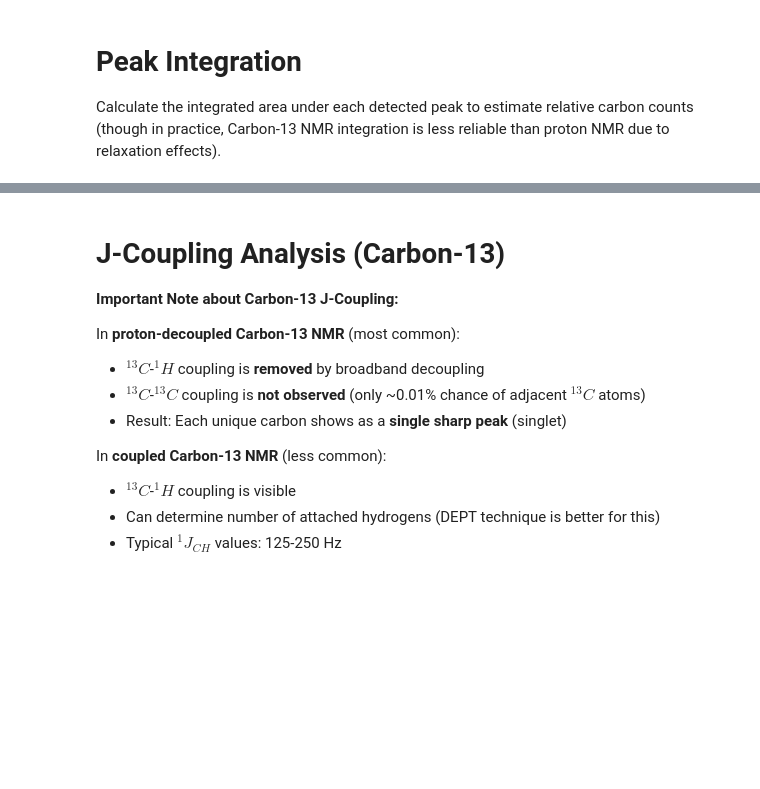
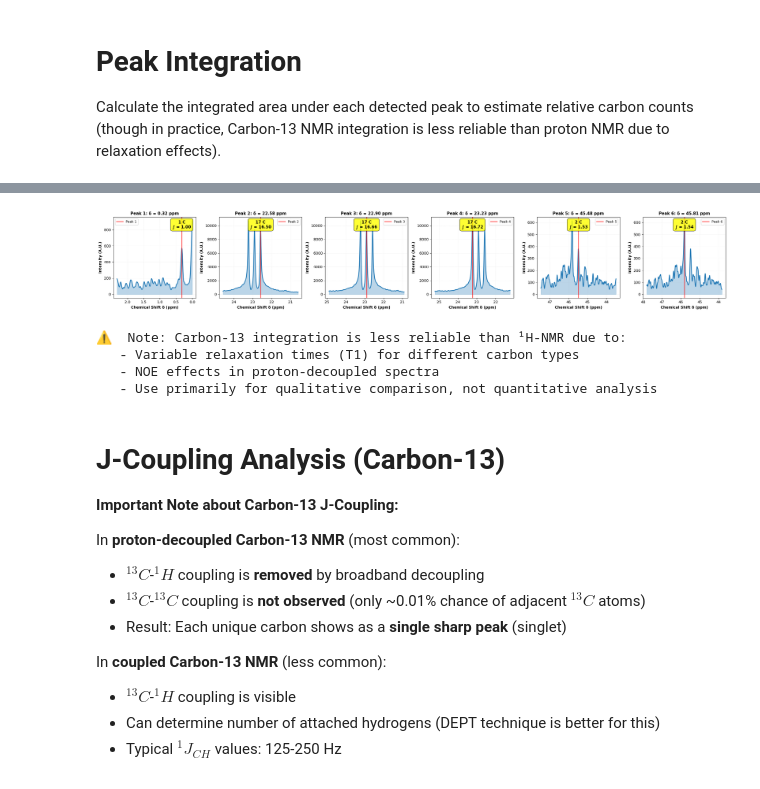
Before and after one commit to Quintinlf/NMR-Project, a Jupyter notebook: fall_semester_2025/carbon_nmr.ipynb, the cells around one changed output, grey strips where cells are left out. Saved outputs shown, nothing was run; the diff lists cells and outputs as text; code cells hidden in the pictures; blank space fills up the shorter version.

Commit message:
Worked more on the carbon pipeline

```diff
--- a/fall_semester_2025/carbon_nmr.ipynb
+++ b/fall_semester_2025/carbon_nmr.ipynb
@@ -406,20 +463,20 @@ if identified_groups:
         peak_idx = np.argmin(np.abs(ppm_axis_res - peak_ppm))
         peak_height = intensity[peak_idx]
 
-        # Vertical line at peak
-        ax1.axvline(peak_ppm, color=color, linestyle='--', alpha=0.6, linewidth=2)
+        # Vertical line at peak (solid line, higher transparency, distinct color)
+        ax1.axvline(peak_ppm, color=color, linestyle='-', alpha=0.3, linewidth=2.5)
 
-        # Label above peak
+        # Label above peak (show ppm value)
         ax1.annotate(
-            f'{peak_ppm:.2f}',
+            f'{peak_ppm:.2f} ppm',
             xy=(peak_ppm, peak_height),
             xytext=(0, 15),
             textcoords='offset points',
             ha='center',
             fontsize=9,
             fontweight='bold',
-            color=color,
-            bbox=dict(boxstyle='round,pad=0.3', facecolor='white', edgecolor=color, alpha=0.8)
+            color='black',
+            bbox=dict(boxstyle='round,pad=0.4', facecolor=color, edgecolor='black', alpha=0.7)
         )
 
     ax1.invert_xaxis()
@@ -466,7 +519,7 @@ Calculate the integrated area under each detected peak to estimate relative carb
 # %%
 from scipy.integrate import simpson
 
-# Integrate each peak
+# Integrate each peak and visualize
 peak_data = []
 integration_window_ppm = 2.0  # Window around each peak (±1 ppm)
 
@@ -494,7 +547,9 @@ if len(peaks) > 0:
             'peak_number': i + 1,
             'ppm': peak_ppm,
             'height': peak_height,
-            'integral': abs(integral)
+            'integral': abs(integral),
+            'window_ppm': window_ppm,
+            'window_intensity': window_intensity
         })
 
     # Normalize integrals to the smallest peak
@@ -503,16 +558,53 @@ if len(peaks) > 0:
         for p in peak_data:
             p['relative_integral'] = p['integral'] / min_integral if min_integral > 0 else 0
 
-    # Display integration results
-    print("\\nPeak Integration Results:")
-    print("=" * 80)
-    print(f"{'Peak':<6} {'δ (ppm)':<10} {'Height':<12} {'Integral':<12} {'Relative':<10}")
-    print("-" * 80)
+    # Display integration results with visualization
+    print("\nPeak Integration Results:")
+    print("=" * 90)
+    print(f"{'Peak':<6} {'δ (ppm)':<10} {'Height (A.U.)':<15} {'Integral':<12} {'# Carbons':<12}")
+    print("-" * 90)
     for p in peak_data:
-        print(f"{p['peak_number']:<6} {p['ppm']:<10.2f} {p['height']:<12.1f} "
-              f"{p['integral']:<12.2e} {p['relative_integral']:<10.2f}")
+        # Round relative integral to nearest integer (# of carbons)
+        num_carbons = round(p['relative_integral'])
+        print(f"{p['peak_number']:<6} {p['ppm']:<10.2f} {p['height']:<15.1f} "
+              f"{p['integral']:<12.2e} {num_carbons:<12}")
 
-    print("\\n⚠️  Note: Carbon-13 integration is less reliable than ¹H-NMR due to:")
+    # Visualize integrations
+    print("\n📊 Visualizing Peak Integrations:")
+    fig, axes = plt.subplots(1, len(peak_data), figsize=(4*len(peak_data), 4))
+    if len(peak_data) == 1:
+        axes = [axes]
+
+    for idx, p in enumerate(peak_data):
+        ax = axes[idx]
+        num_carbons = round(p['relative_integral'])
+
+        # Plot spectrum in integration window
+        ax.plot(p['window_ppm'], p['window_intensity'], linewidth=2, color='#1f77b4')
+        ax.fill_between(p['window_ppm'], p['window_intensity'], alpha=0.3, color='#1f77b4')
+
+        # Mark peak
+        ax.axvline(p['ppm'], color='red', linestyle='-', linewidth=2, alpha=0.7,
+                   label=f"Peak {p['peak_number']}")
+
+        # Annotate integration value
+        ax.text(p['ppm'], max(p['window_intensity']) * 0.9,
+                f"{num_carbons} C\n∫ = {p['relative_integral']:.2f}",
+                ha='center', fontsize=11, fontweight='bold',
+                bbox=dict(boxstyle='round,pad=0.5', facecolor='yellow', alpha=0.8))
+
+        ax.invert_xaxis()
+        ax.set_xlabel('Chemical Shift δ (ppm)', fontsize=10, fontweight='bold')
+        ax.set_ylabel('Intensity (A.U.)', fontsize=10, fontweight='bold')
+        ax.set_title(f"Peak {p['peak_number']}: δ = {p['ppm']:.2f} ppm",
+                     fontsize=11, fontweight='bold')
+        ax.grid(alpha=0.3, linestyle=':')
+        ax.legend(fontsize=9)
+
+    plt.tight_layout()
+    plt.show()
+
+    print("\n⚠️  Note: Carbon-13 integration is less reliable than ¹H-NMR due to:")
     print("   - Variable relaxation times (T1) for different carbon types")
     print("   - NOE effects in proton-decoupled spectra")
     print("   - Use primarily for qualitative comparison, not quantitative analysis")
@@ -539,3 +626,8 @@ Peak   δ (ppm)    Height       Integral     Relative
+[figure, added]
+⚠️  Note: Carbon-13 integration is less reliable than ¹H-NMR due to:
+   - Variable relaxation times (T1) for different carbon types
+   - NOE effects in proton-decoupled spectra
+   - Use primarily for qualitative comparison, not quantitative analysis
 # %% [markdown]
 # J-Coupling Analysis (Carbon-13)
 
```
Also changed, not shown: parts of 19 cells of this notebook.
